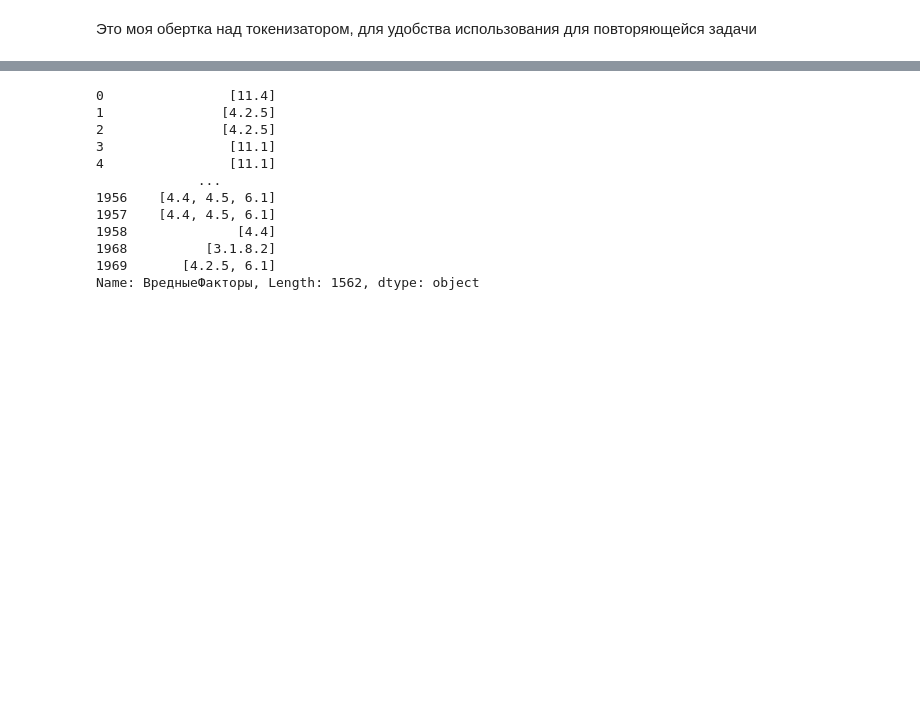
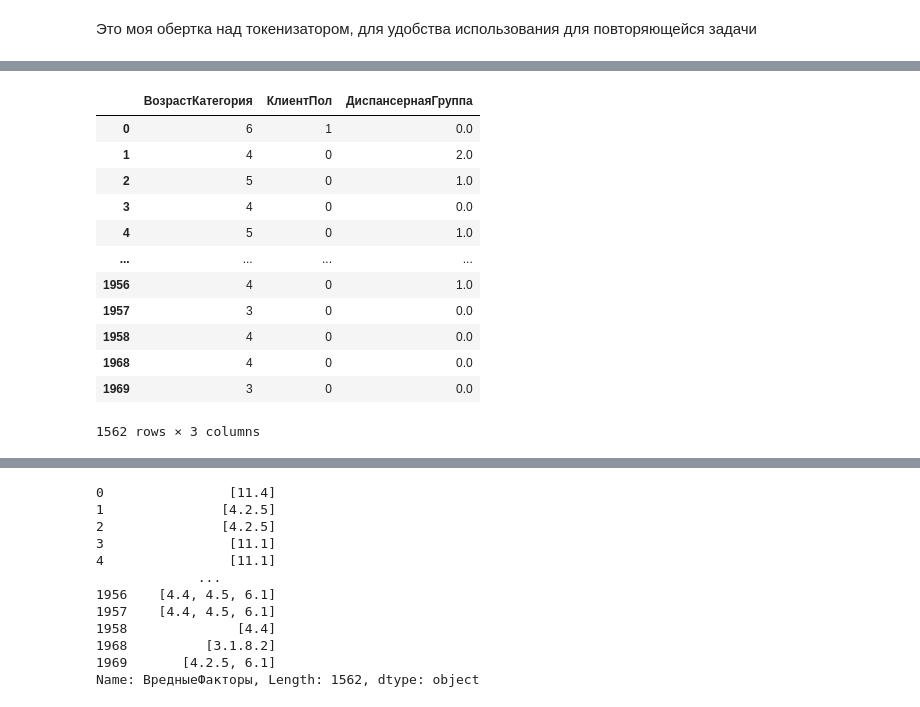
Before and after one commit to Untick/InspectrumClinic_RecSys, a Jupyter notebook: Paul Himyak/main_08_06.ipynb, the cells around one changed output, grey strips where cells are left out. Saved outputs shown, nothing was run; the diff lists cells and outputs as text; code cells hidden in the pictures; blank space fills up the shorter version.

```diff
--- a/Paul Himyak/main_08_06.ipynb
+++ b/Paul Himyak/main_08_06.ipynb
@@ -334,0 +305,16 @@ xTrainMkb = tokenizer_mkb.indexed.get_padded()
+# %%
+df[[FIELD_NEW_AGE_CATEGORY, FIELD_CLIENT_GENDER, FIELD_DISPANSARY_GROUP]]
+# %% [output]
+|  | ВозрастКатегория | КлиентПол | ДиспансернаяГруппа |
+| 0 | 6 | 1 | 0.0 |
+| 1 | 4 | 0 | 2.0 |
+| 2 | 5 | 0 | 1.0 |
+| 3 | 4 | 0 | 0.0 |
+| 4 | 5 | 0 | 1.0 |
+| ... | ... | ... | ... |
+| 1956 | 4 | 0 | 1.0 |
+| 1957 | 3 | 0 | 0.0 |
+| 1958 | 4 | 0 | 0.0 |
+| 1968 | 4 | 0 | 0.0 |
+| 1969 | 3 | 0 | 0.0 |
+1562 rows × 3 columns
```
Also changed, not shown: parts of 53 cells of this notebook.
